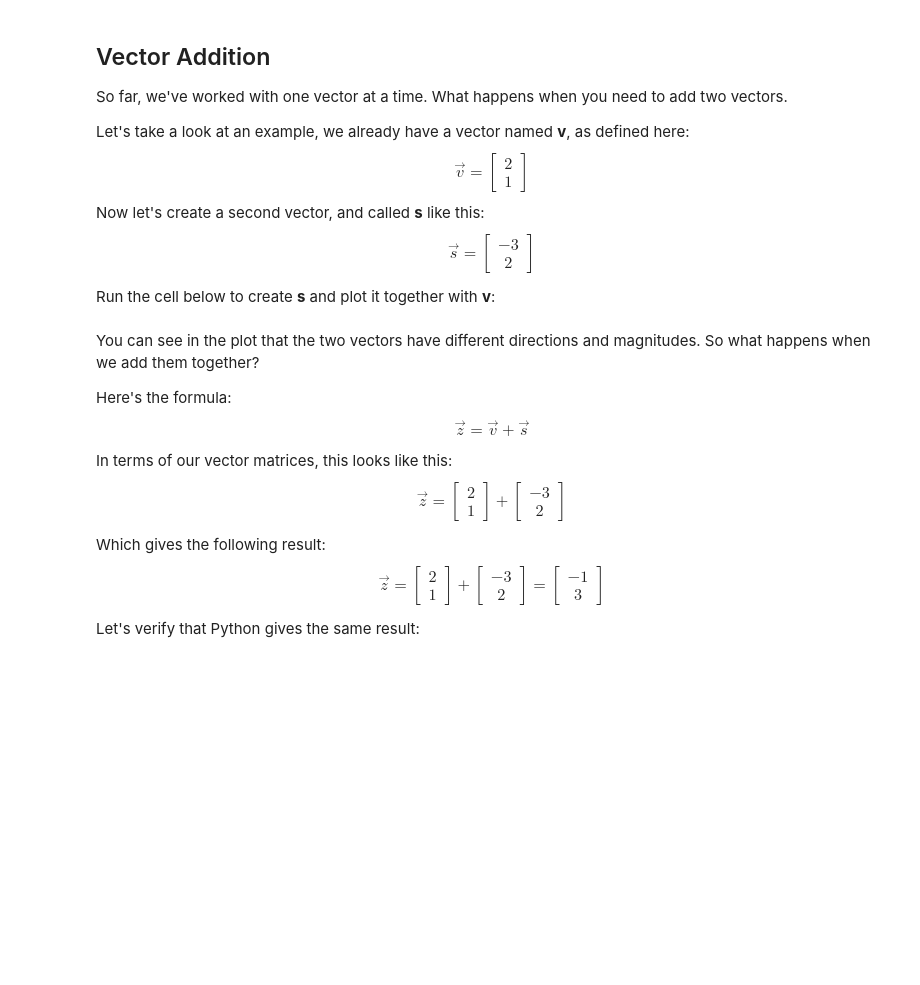
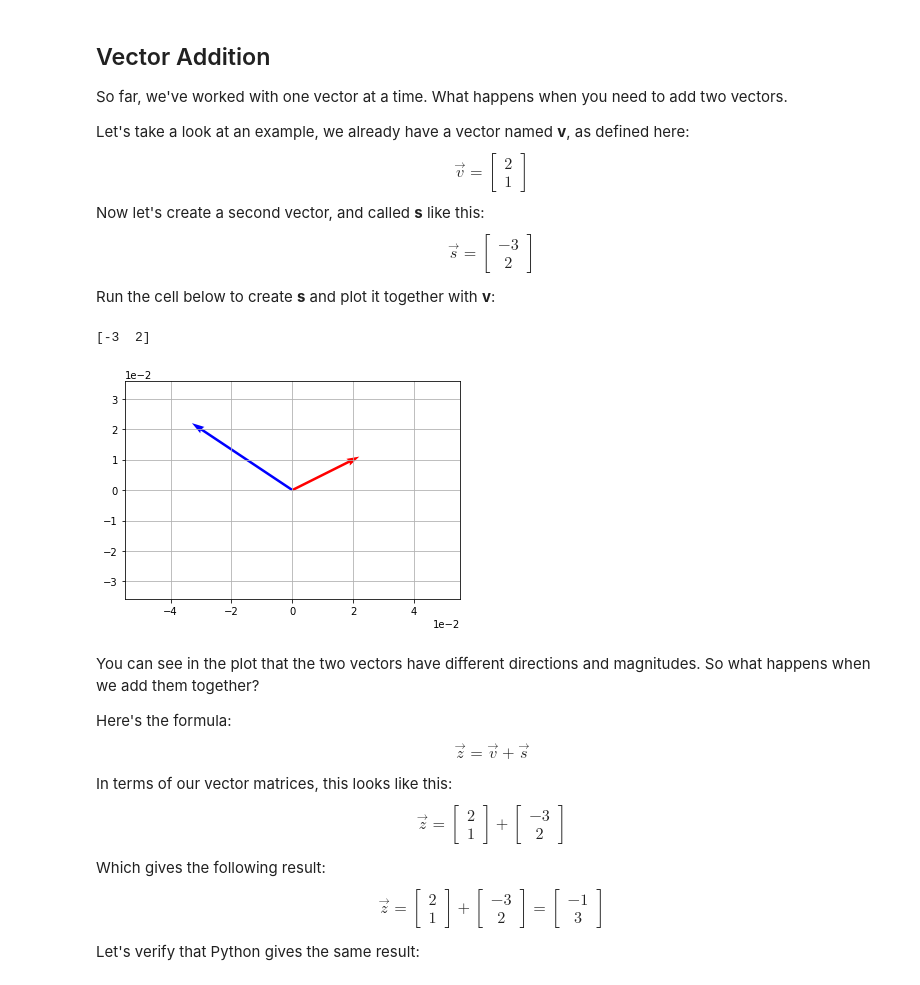
Before and after one commit to irvandandung/hands-on-labs-math-tools, a Jupyter notebook: Pertemuan5/03-01-Vectors.ipynb, the cells around one changed output. Cells and saved outputs as stored; diff of their text form; code cells hidden in the pictures; blank space fills up the shorter version.

```diff
--- a/Pertemuan5/03-01-Vectors.ipynb
+++ b/Pertemuan5/03-01-Vectors.ipynb
@@ -148,21 +160,24 @@ Run the cell below to create **s** and plot it together with **v**:
 # %%
 import math
 import numpy as np
 import matplotlib.pyplot as plt
 %matplotlib inline
 
 v = np.array([2,1])
 s = np.array([-3,2])
-print (s)
+print(s)
 
 # Plot v and s
 vecs = np.array([v,s])
-origin = [0], [0]
+origin = [0, 0], [0, 0]
 plt.axis('equal')
 plt.grid()
 plt.ticklabel_format(style='sci', axis='both', scilimits=(0,0))
 plt.quiver(*origin, vecs[:,0], vecs[:,1], color=['r', 'b'], scale=10)
 plt.show()
+# %% [output]
+[-3  2]
+[figure, added]
 # %% [markdown]
 You can see in the plot that the two vectors have different directions and magnitudes. So what happens when we add them together?
 
```
Also changed, not shown: parts of 7 cells of this notebook.
